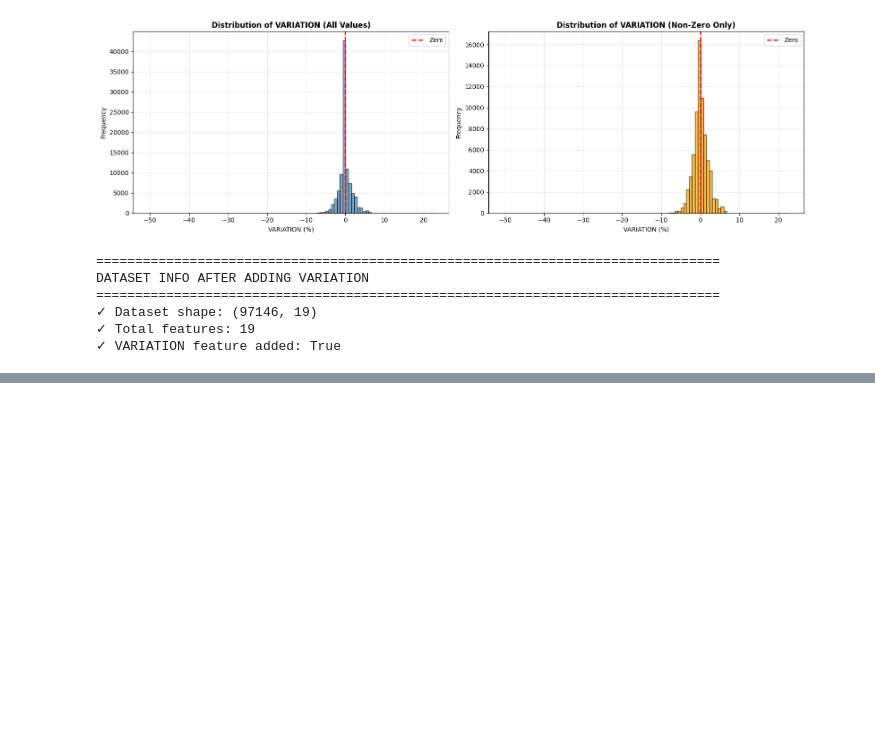
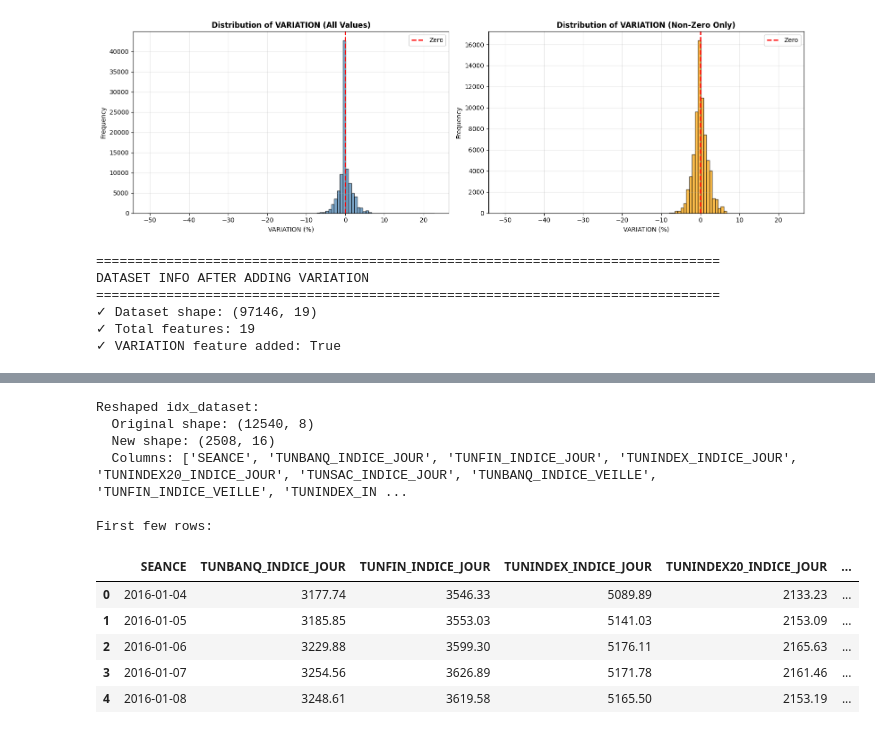
Before and after one commit to YassineBen-Yahia/TuniTrAIde, a Jupyter notebook: Forecasting/forecasting_notebook.ipynb, the cells around one changed output, grey strips where cells are left out. Cells and saved outputs as stored; diff of their text form; code cells hidden in the pictures; blank space fills up the shorter version.

```diff
--- a/Forecasting/forecasting_notebook.ipynb
+++ b/Forecasting/forecasting_notebook.ipynb
@@ -4330,0 +4569,16 @@ dataset.head()
+# %%
+# Standardize LIB_INDICE names for consistency
+idx_dataset.loc[idx_dataset['CODE_INDICE'] == 905002, 'LIB_INDICE'] = 'TUNFIN'
+idx_dataset.loc[idx_dataset['CODE_INDICE'] == 905003, 'LIB_INDICE'] = 'TUNBANQ'
+idx_dataset.loc[idx_dataset['CODE_INDICE'] == 905008, 'LIB_INDICE'] = 'TUNSAC'
+idx_dataset.loc[idx_dataset['CODE_INDICE'] == 905028, 'LIB_INDICE'] = 'TUNINDEX20'
+idx_dataset.loc[idx_dataset['CODE_INDICE'] == 905001, 'LIB_INDICE'] = 'TUNINDEX'
+
+print("Updated LIB_INDICE names for consistency")
+print("\nMapping:")
+for code in sorted(idx_dataset['CODE_INDICE'].unique()):
+    names = idx_dataset[idx_dataset['CODE_INDICE'] == code]['LIB_INDICE'].unique()
+    print(f"  CODE_INDICE {code}: {names[0]}")
+
+print(f"\nTotal unique LIB_INDICE: {idx_dataset['LIB_INDICE'].nunique()}")
+print(f"Unique names: {sorted(idx_dataset['LIB_INDICE'].unique())}")
@@ -4330,0 +4597,40 @@ dataset.head()
+# %%
+# Select only the columns we need
+idx_subset = idx_dataset[['SEANCE', 'LIB_INDICE', 'INDICE_JOUR', 'INDICE_VEILLE', 'VARIATION_VEILLE']].copy()
+
+# Pivot the data: each date becomes a row, each index becomes multiple columns
+idx_wide = idx_subset.pivot(
+    index='SEANCE',
+    columns='LIB_INDICE',
+    values=['INDICE_JOUR', 'INDICE_VEILLE', 'VARIATION_VEILLE']
+)
+
+# Flatten the multi-level column names
+# From ('INDICE_JOUR', 'TUNINDEX') to 'TUNINDEX_INDICE_JOUR'
+idx_wide.columns = [f'{col[1]}_{col[0]}' for col in idx_wide.columns]
+
+# Reset index to make SEANCE a regular column
+idx_wide = idx_wide.reset_index()
+
+print(f"Reshaped idx_dataset:")
+print(f"  Original shape: {idx_dataset.shape}")
+print(f"  New shape: {idx_wide.shape}")
+print(f"  Columns: {idx_wide.columns.tolist()}")
+print(f"\nFirst few rows:")
+display(idx_wide.head())
+
+# Replace idx_dataset with the wide format
+idx_dataset = idx_wide
+# %% [output]
+Reshaped idx_dataset:
+  Original shape: (12540, 8)
+  New shape: (2508, 16)
+  Columns: ['SEANCE', 'TUNBANQ_INDICE_JOUR', 'TUNFIN_INDICE_JOUR', 'TUNINDEX_INDICE_JOUR', 'TUNINDEX20_INDICE_JOUR', 'TUNSAC_INDICE_JOUR', 'TUNBANQ_INDICE_VEILLE', 'TUNFIN_INDICE_VEILLE', 'TUNINDEX_IN ...
+
+First few rows:
+|  | SEANCE | TUNBANQ_INDICE_JOUR | TUNFIN_INDICE_JOUR | TUNINDEX_INDICE_JOUR | TUNINDEX20_INDICE_JOUR | ... |
+| 0 | 2016-01-04 | 3177.74 | 3546.33 | 5089.89 | 2133.23 | ... |
+| 1 | 2016-01-05 | 3185.85 | 3553.03 | 5141.03 | 2153.09 | ... |
+| 2 | 2016-01-06 | 3229.88 | 3599.30 | 5176.11 | 2165.63 | ... |
+| 3 | 2016-01-07 | 3254.56 | 3626.89 | 5171.78 | 2161.46 | ... |
+| 4 | 2016-01-08 | 3248.61 | 3619.58 | 5165.50 | 2153.19 | ... |
```
Also changed, not shown: parts of 23 cells of this notebook.
